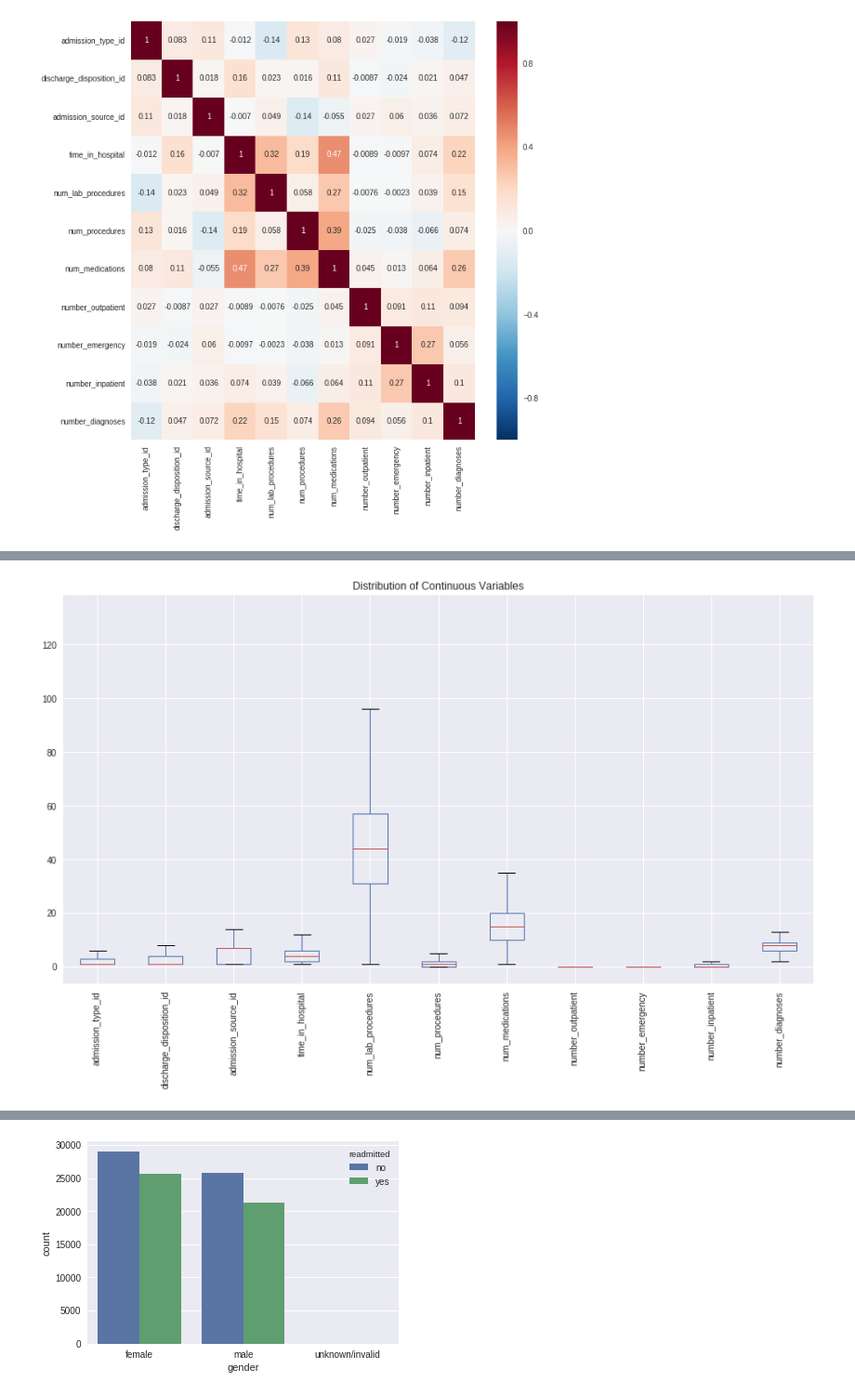
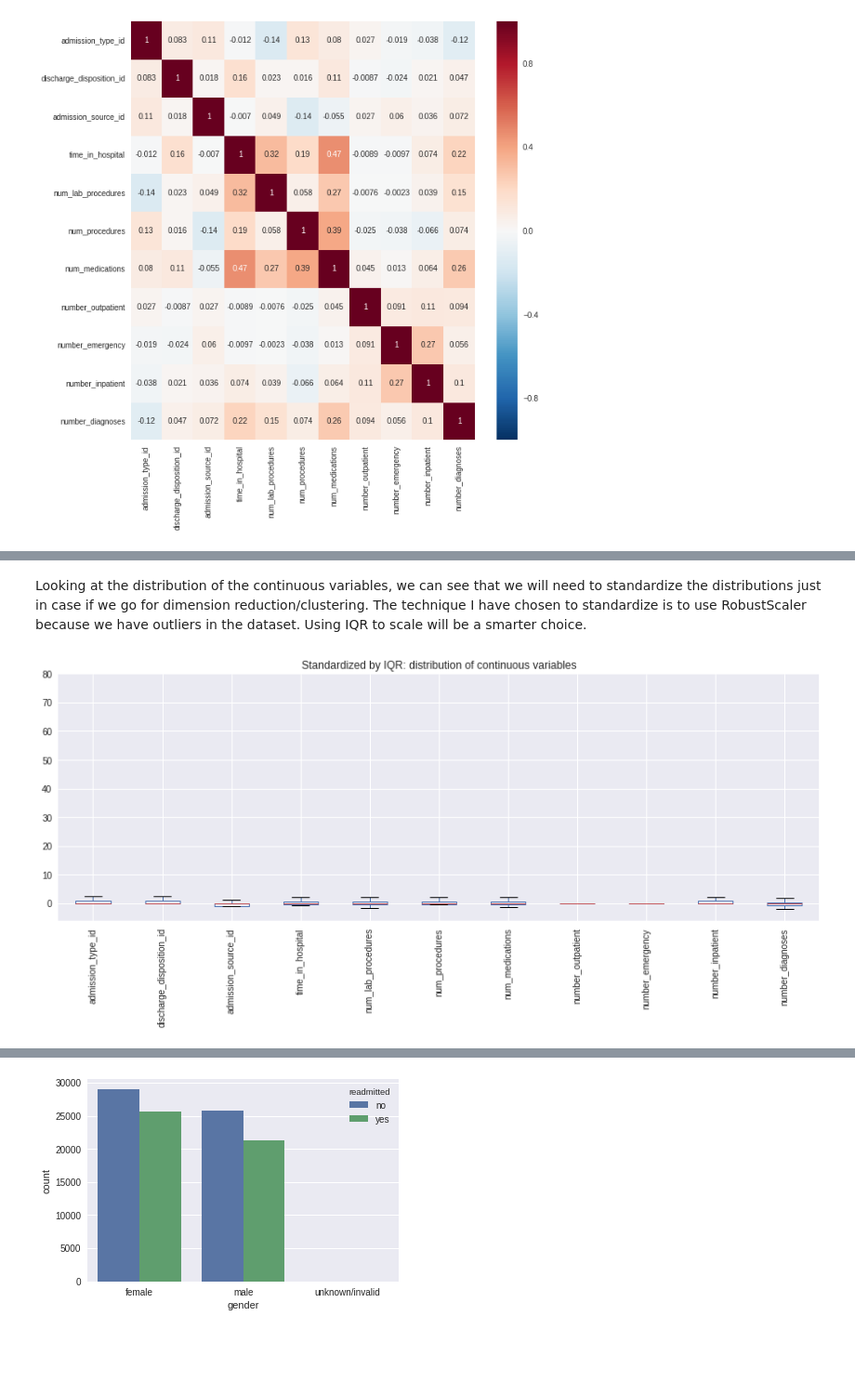
Before and after one commit to YellowRamen/diabetes, a Jupyter notebook: diabetes_analysis.ipynb, the cells around one changed output, grey strips where cells are left out. Shown at 93% size. Cells and saved outputs as stored; diff of their text form; code cells hidden in the pictures; blank space fills up the shorter version.

```diff
--- a/diabetes_analysis.ipynb
+++ b/diabetes_analysis.ipynb
@@ -215,6 +244,12 @@ Looking at the correlation matrix, we don't see highly correlated variables. The
+# %% [markdown]
+Looking at the distribution of the continuous variables, we can see that we will need to standardize the distributions just in case if we go for dimension reduction/clustering. The technique I have chosen to standardize is to use RobustScaler because we have outliers in the dataset. Using IQR to scale will be a smarter choice.
+# %%
+# standardizing the variables with outlier
+rs = RobustScaler()
+diabetes[cont_var] = rs.fit_transform(diabetes[cont_var])
 # %%
-diabetes[cont_var].plot.box(figsize=(15,8));
+diabetes[cont_var].plot.box(figsize=(15,5));
 plt.xticks(rotation = 90);
-plt.title("Distribution of Continuous Variables");
+plt.title("Standardized by IQR: distribution of continuous variables");
 # %% [output]
-[figure, old version]
+[figure, new version]
```
Also changed, not shown: parts of 36 cells of this notebook.
